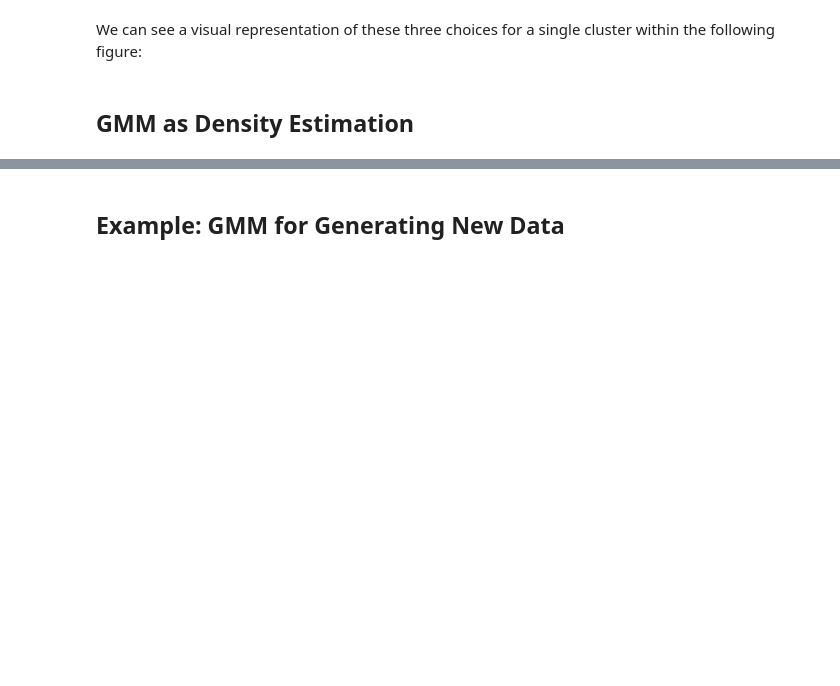
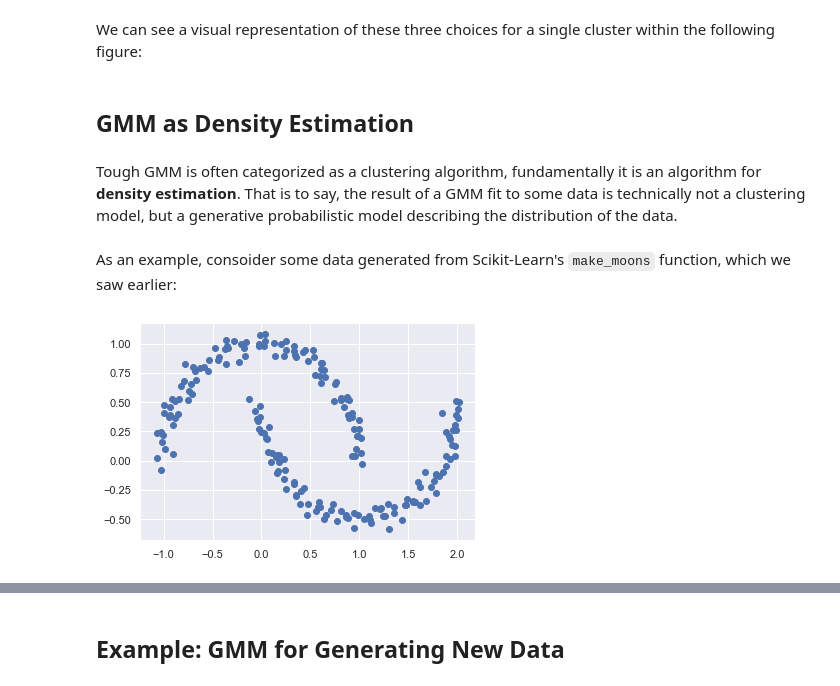
Before and after one commit to UlrikeBoehm/PythonDataScience, a Jupyter notebook: 05_MachineLearning/12_InDepth_Gaussian_Mixture_Models.ipynb, the cells around one changed output, grey strips where cells are left out. Cells and saved outputs as stored; diff of their text form; code cells hidden in the pictures; blank space fills up the shorter version.

Commit message:
Added GMM as Density Estimation Section

```diff
--- a/05_MachineLearning/12_InDepth_Gaussian_Mixture_Models.ipynb
+++ b/05_MachineLearning/12_InDepth_Gaussian_Mixture_Models.ipynb
@@ -212,3 +212,13 @@ We can see a visual representation of these three choices for a single cluster w
 #fig.savefig('figures/05.12-covariance-type.png')
 # %% [markdown]
 ## GMM as Density Estimation
+# %% [markdown]
+Tough GMM is often categorized as a clustering algorithm, fundamentally it is an algorithm for **density estimation**. That is to say, the result of a GMM fit to some data is technically not a clustering model, but a generative probabilistic model describing the distribution of the data.
+# %% [markdown]
+As an example, consoider some data generated from Scikit-Learn's `make_moons` function, which we saw earlier:
+# %%
+from sklearn.datasets import make_moons
+Xmoon, ymoon = make_moons(200, noise=.05, random_state=0)
+plt.scatter(Xmoon[:, 0], Xmoon[:, 1]);
+# %% [output]
+[figure, added]
```
Also changed, not shown: parts of 3 cells of this notebook.
